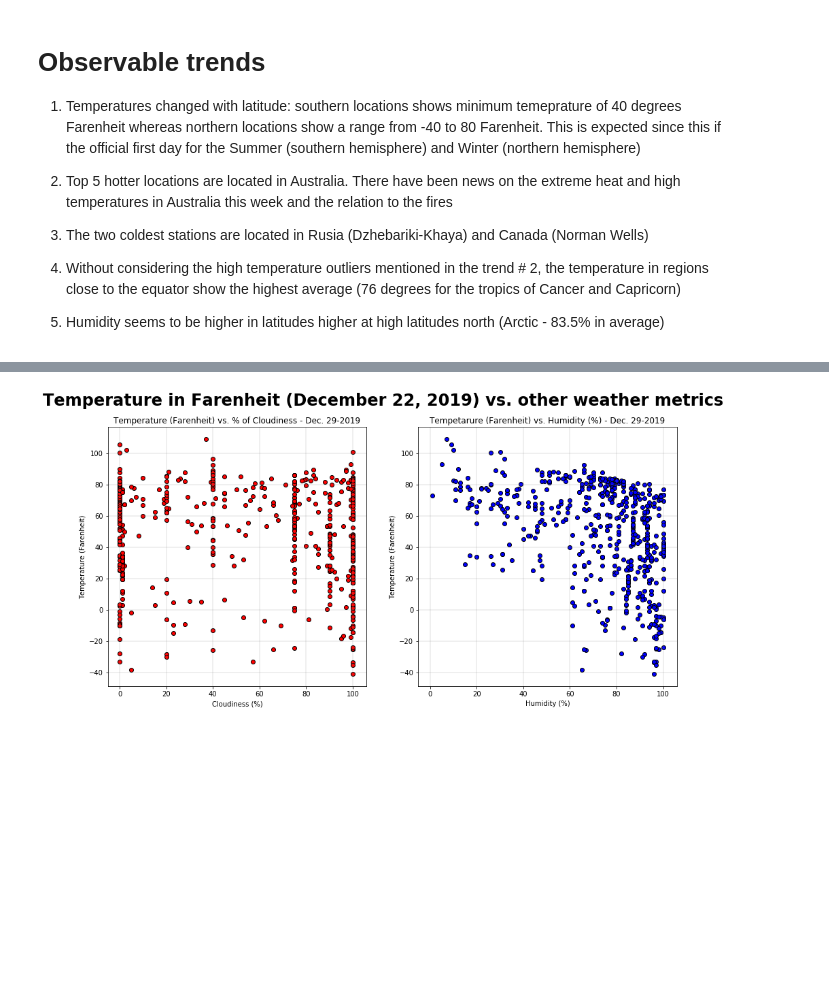
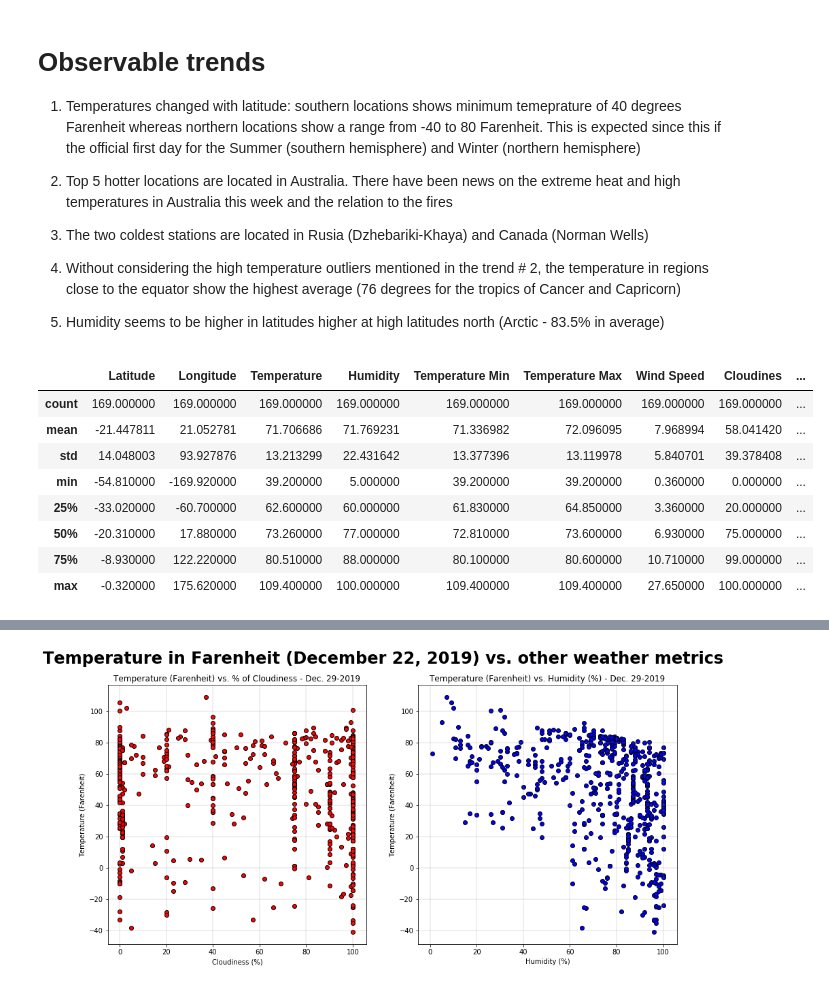
Before and after one commit to colmenareso/databootcamp-homework, a Jupyter notebook: Python-API-challenge/Weather_API_Solved.ipynb, the cells around one changed output, grey strips where cells are left out. Cells and saved outputs as stored; diff of their text form; code cells hidden in the pictures; blank space fills up the shorter version.

```diff
--- a/Python-API-challenge/Weather_API_Solved.ipynb
+++ b/Python-API-challenge/Weather_API_Solved.ipynb
@@ -647,3 +650,18 @@ Grouped_weather
 4) Without considering the high temperature outliers mentioned in the trend # 2, the temperature in regions close to the equator show the highest average (76 degrees for the tropics of Cancer and Capricorn)
 
 5) Humidity seems to be higher in latitudes higher at high latitudes north (Arctic - 83.5% in average)
+# %%
+# Create dataframe only for temperatures in the southern hemisphere
+
+weather_southern = weather_data.loc[weather_data["Latitude"] <= 0, :]
+weather_southern.describe()
+# %% [output]
+|  | Latitude | Longitude | Temperature | Humidity | Temperature Min | Temperature Max | Wind Speed | Cloudines | ... |
+| count | 169.000000 | 169.000000 | 169.000000 | 169.000000 | 169.000000 | 169.000000 | 169.000000 | 169.000000 | ... |
+| mean | -21.447811 | 21.052781 | 71.706686 | 71.769231 | 71.336982 | 72.096095 | 7.968994 | 58.041420 | ... |
+| std | 14.048003 | 93.927876 | 13.213299 | 22.431642 | 13.377396 | 13.119978 | 5.840701 | 39.378408 | ... |
+| min | -54.810000 | -169.920000 | 39.200000 | 5.000000 | 39.200000 | 39.200000 | 0.360000 | 0.000000 | ... |
+| 25% | -33.020000 | -60.700000 | 62.600000 | 60.000000 | 61.830000 | 64.850000 | 3.360000 | 20.000000 | ... |
+| 50% | -20.310000 | 17.880000 | 73.260000 | 77.000000 | 72.810000 | 73.600000 | 6.930000 | 75.000000 | ... |
+| 75% | -8.930000 | 122.220000 | 80.510000 | 88.000000 | 80.100000 | 80.600000 | 10.710000 | 99.000000 | ... |
+| max | -0.320000 | 175.620000 | 109.400000 | 100.000000 | 109.400000 | 109.400000 | 27.650000 | 100.000000 | ... |
```
Also changed, not shown: parts of 8 cells of this notebook, 2 other files.
